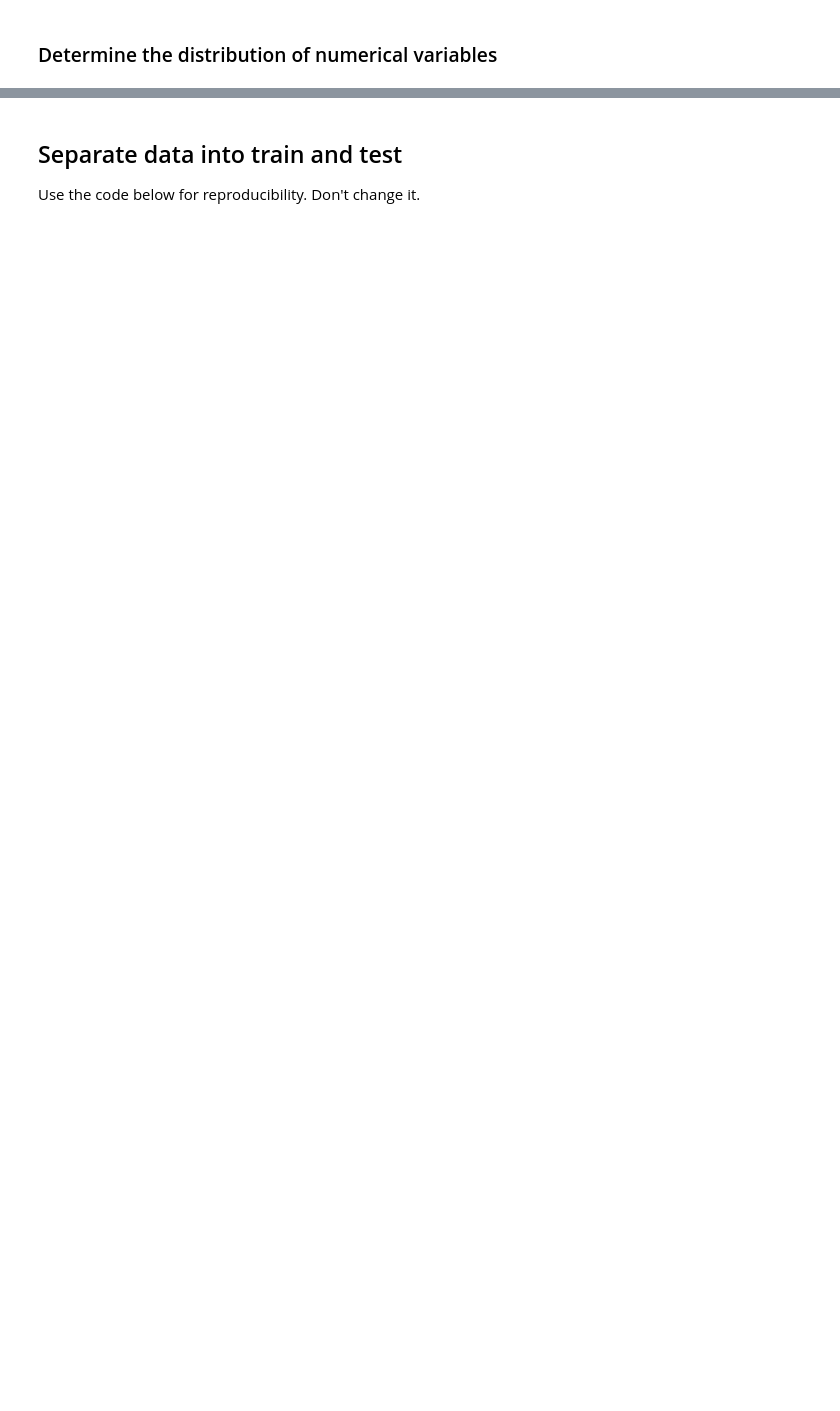
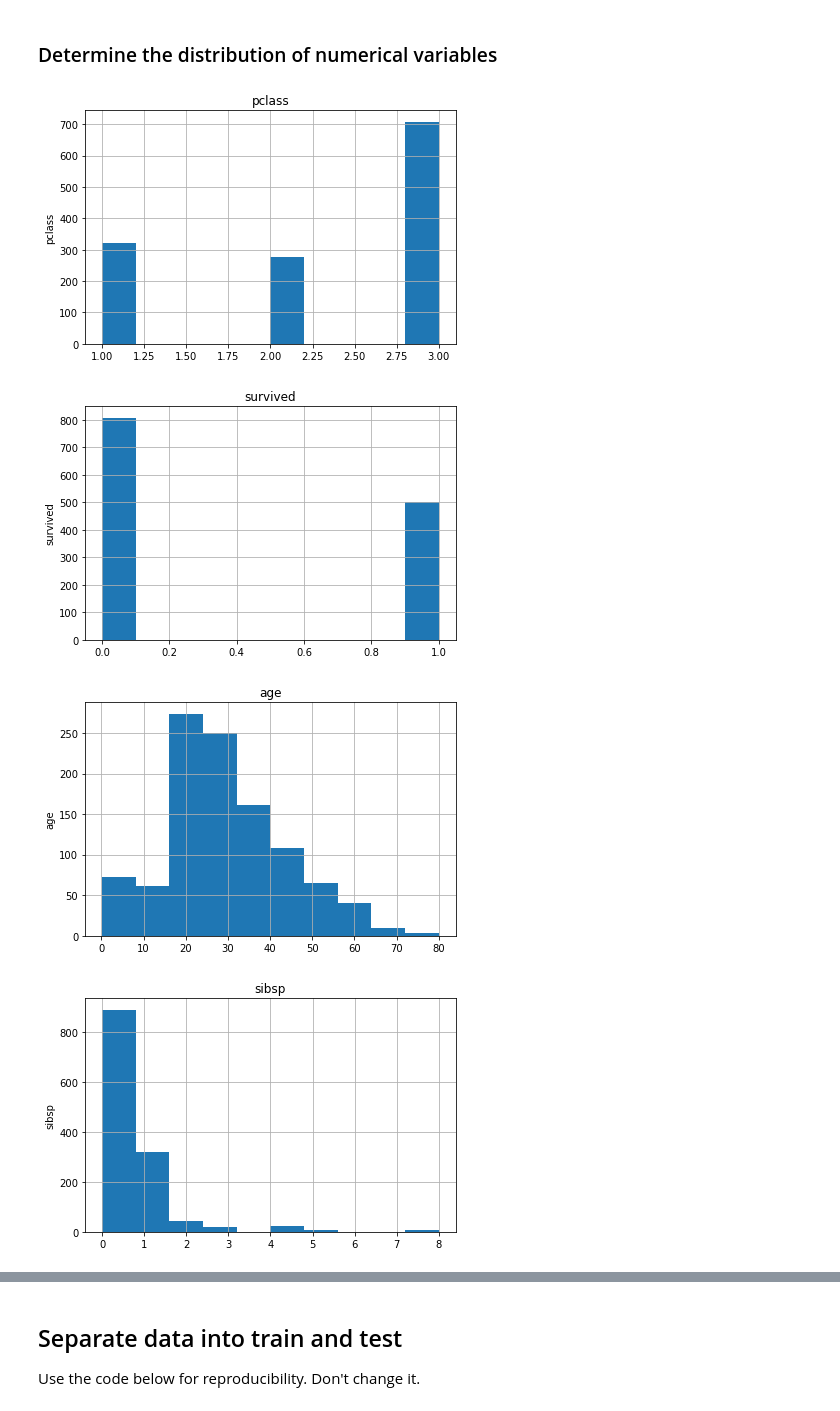
Before and after one commit to Morgan-Sell/ml-deployment-practice, a Jupyter notebook: Assignments/Section-02/Assignement/Predicting-Survival-Titanic-Assignement.ipynb, the cells around one changed output, grey strips where cells are left out. Cells and saved outputs as stored; diff of their text form; code cells hidden in the pictures; blank space fills up the shorter version.

Commit message:
started ch. 2 assignment. Pauded at replaced missing data.

```diff
--- a/Assignments/Section-02/Assignement/Predicting-Survival-Titanic-Assignement.ipynb
+++ b/Assignments/Section-02/Assignement/Predicting-Survival-Titanic-Assignement.ipynb
@@ -118,9 +138,9 @@ data.to_csv(file_path + '/data/titanic.csv', index=False)
 # %%
 target = 'survived'
 # %%
-vars_num = # fill your code here
+vars_num = [var for var in data.columns if data[var].dtypes != 'O']
 
-vars_cat = # fill your code here
+vars_cat = [var for var in data.columns if data[var].dtypes == 'O']
 
 print('Number of numerical variables: {}'.format(len(vars_num)))
 print('Number of categorical variables: {}'.format(len(vars_cat)))
@@ -135,2 +180,13 @@ print('Number of categorical variables: {}'.format(len(vars_cat)))
 # %% [markdown]
 ### Determine the distribution of numerical variables
+# %%
+for var in vars_num:
+    data.hist(column=var)
+    plt.title(var)
+    plt.ylabel(var)
+    plt.tight_layout();
+# %% [output]
+[figure, added]
+[figure, added]
+[figure, added]
+[figure, added]
```
Also changed, not shown: parts of 12 cells of this notebook, 1 other file.
